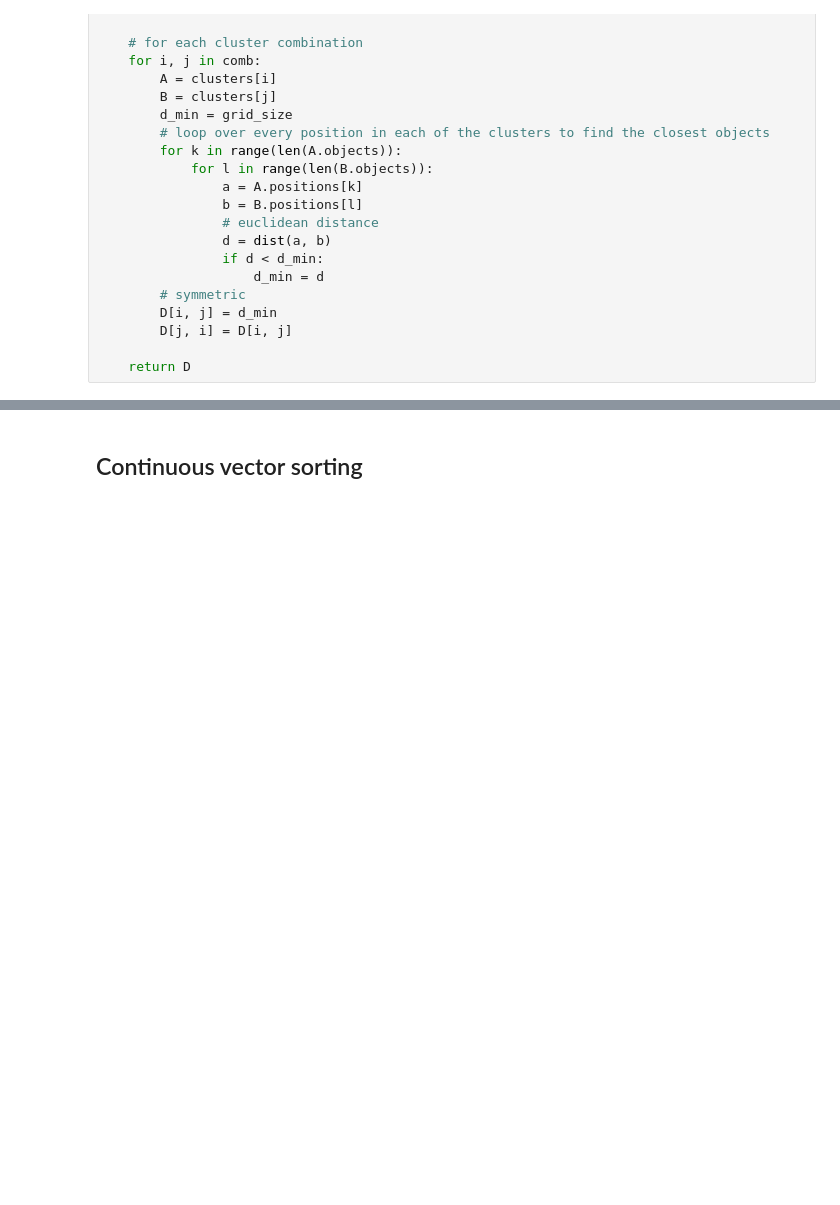
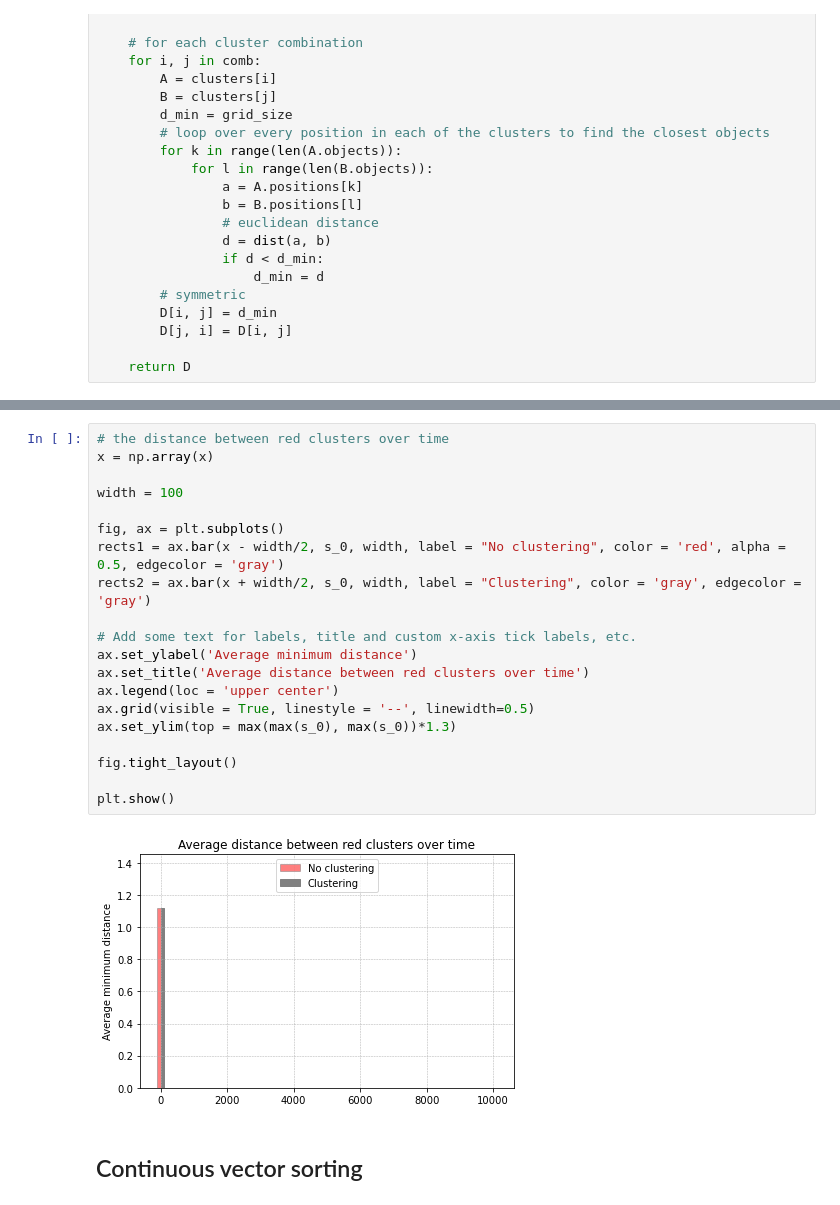
Before and after one commit to yvlaere/ant_sorting, a Jupyter notebook: ant_sorting.ipynb, the cells around one changed output, grey strips where cells are left out. Saved outputs shown, nothing was run; the diff lists cells and outputs as text; blank space fills up the shorter version.

```diff
--- a/ant_sorting.ipynb
+++ b/ant_sorting.ipynb
@@ -654,3 +625,25 @@ plt.show()
+# %%
+# the distance between red clusters over time
+x = np.array(x)
+
+width = 100
+
+fig, ax = plt.subplots()
+rects1 = ax.bar(x - width/2, s_0, width, label = "No clustering", color = 'red', alpha = 0.5, edgecolor = 'gray')
+rects2 = ax.bar(x + width/2, s_0, width, label = "Clustering", color = 'gray', edgecolor = 'gray')
+
+# Add some text for labels, title and custom x-axis tick labels, etc.
+ax.set_ylabel('Average minimum distance')
+ax.set_title('Average distance between red clusters over time')
+ax.legend(loc = 'upper center')
+ax.grid(visible = True, linestyle = '--', linewidth=0.5)
+ax.set_ylim(top = max(max(s_0), max(s_0))*1.3)
+
+fig.tight_layout()
+
+plt.show()
+# %% [output]
+[figure, added]
 # %% [markdown]
 ## Continuous vector sorting
 # %%
```
Also changed, not shown: parts of 54 cells of this notebook.
